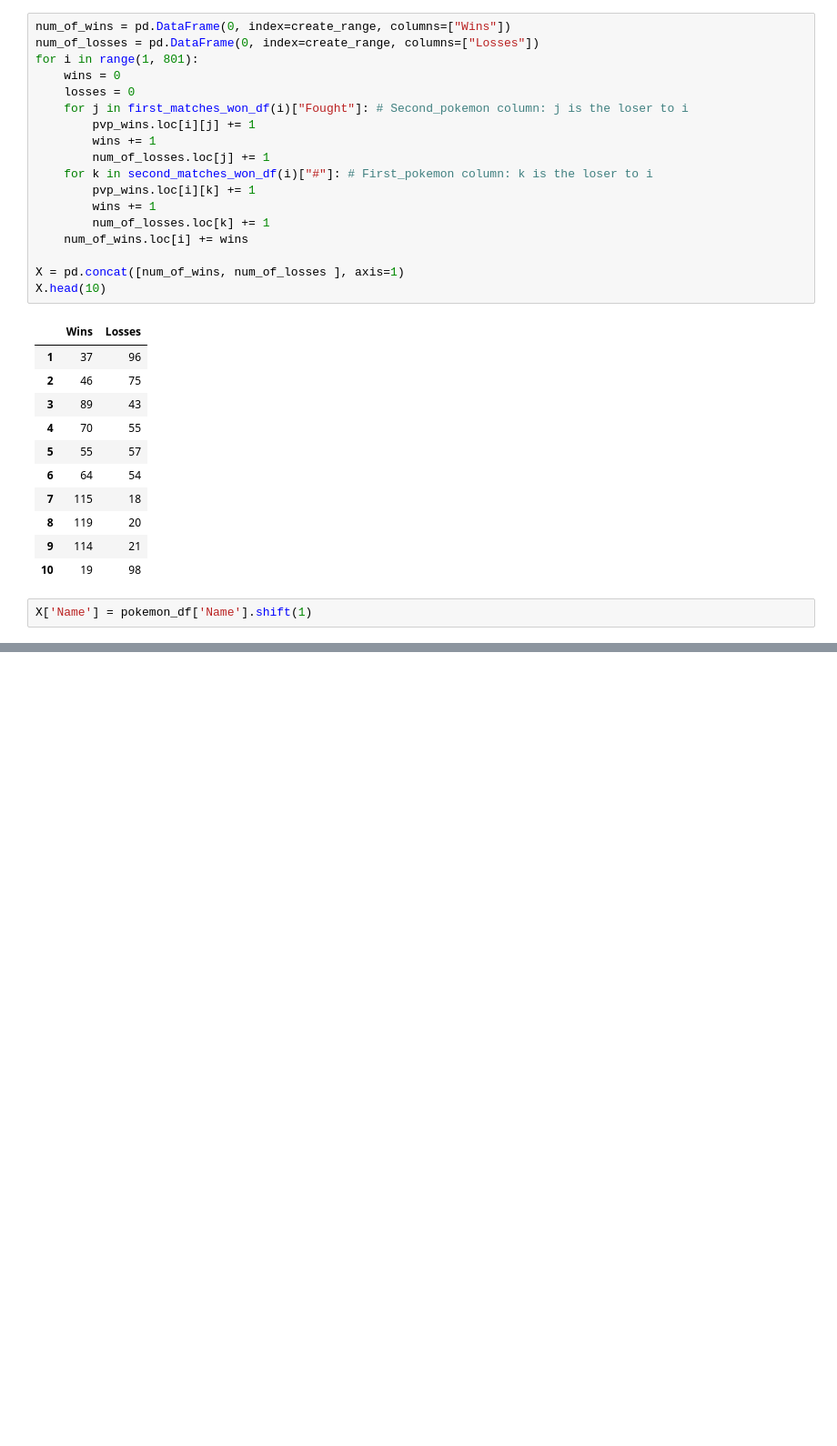
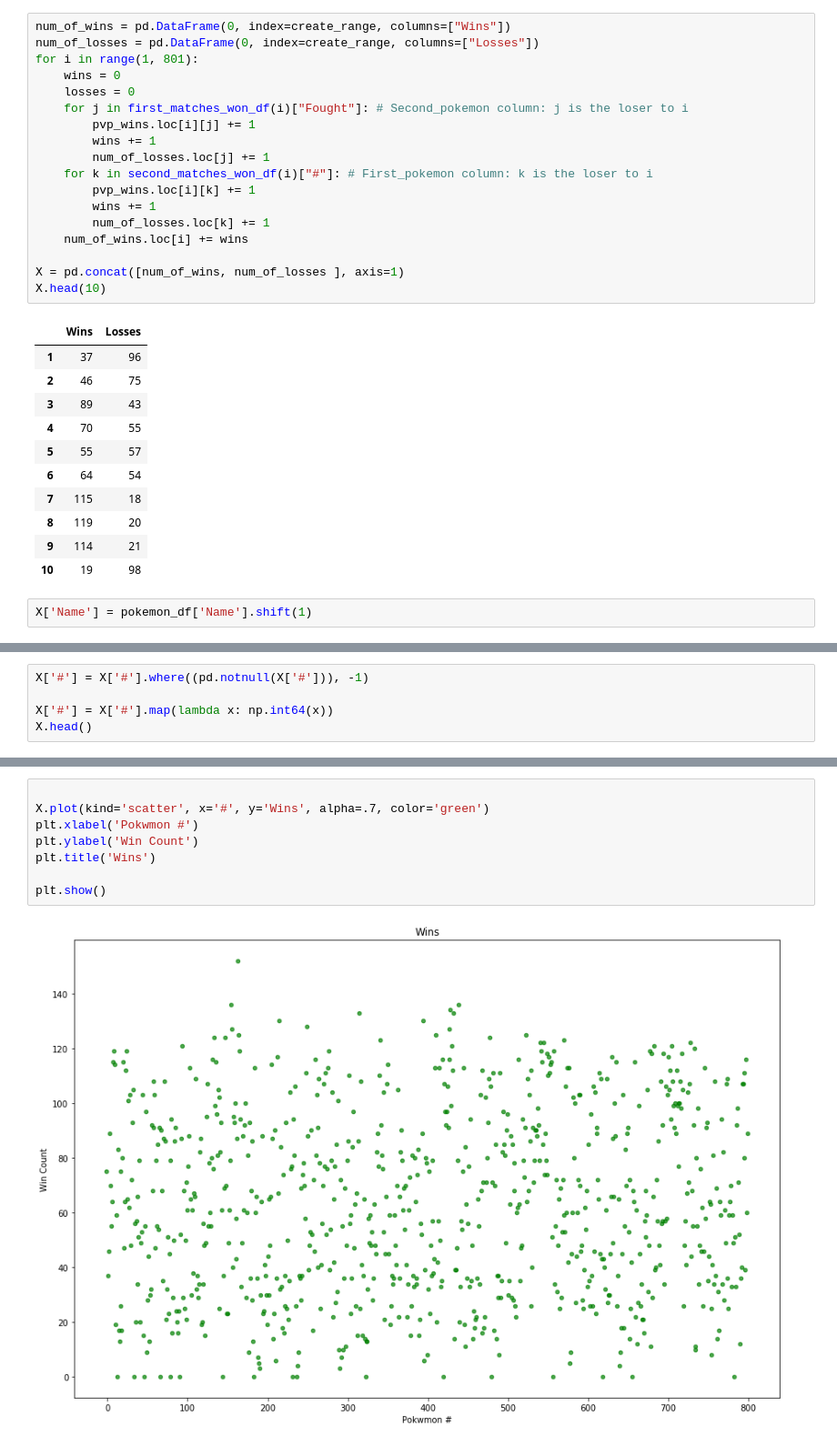
Before and after one commit to dannypadilla/pokemon-battle-predictor, a Jupyter notebook: pokemon-battle-prediction.ipynb, the cells around one changed output, grey strips where cells are left out. Shown at 91% size. Drawn from its saved outputs; the diff is of its cells as text; blank space fills up the shorter version.

Commit message:
add win graph

```diff
--- a/pokemon-battle-prediction.ipynb
+++ b/pokemon-battle-prediction.ipynb
@@ -451,0 +497,5 @@ X.head()
+# %%
+X['#'] = X['#'].where((pd.notnull(X['#'])), -1)
+
+X['#'] = X['#'].map(lambda x: np.int64(x))
+X.head()
@@ -451,0 +509,10 @@ X.head()
+# %%
+
+X.plot(kind='scatter', x='#', y='Wins', alpha=.7, color='green')
+plt.xlabel('Pokwmon #')
+plt.ylabel('Win Count')
+plt.title('Wins')
+
+plt.show()
+# %% [output]
+[figure, added]
```
Also changed, not shown: parts of 4 cells of this notebook.
